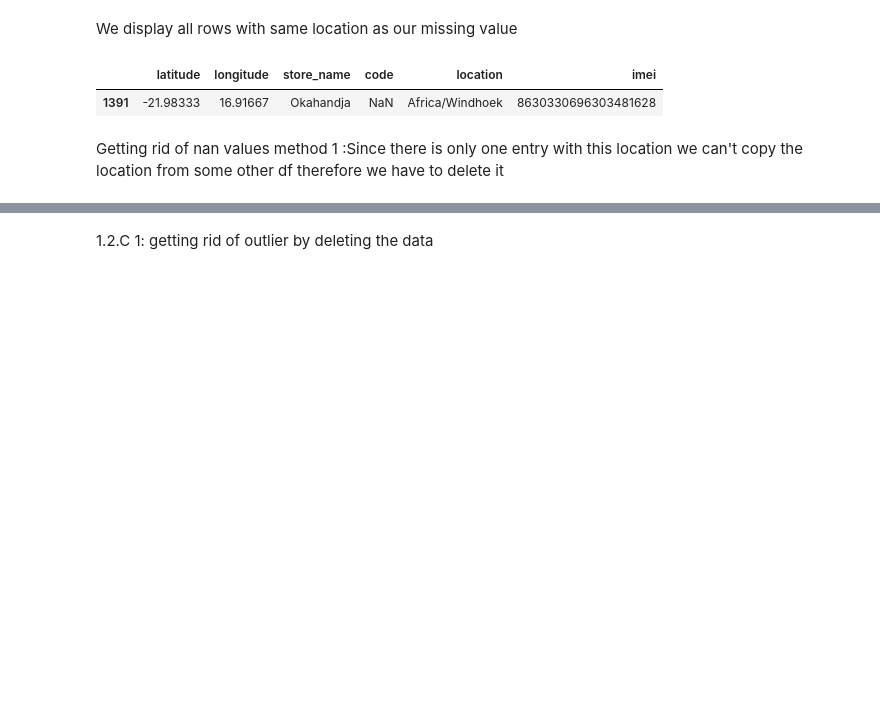
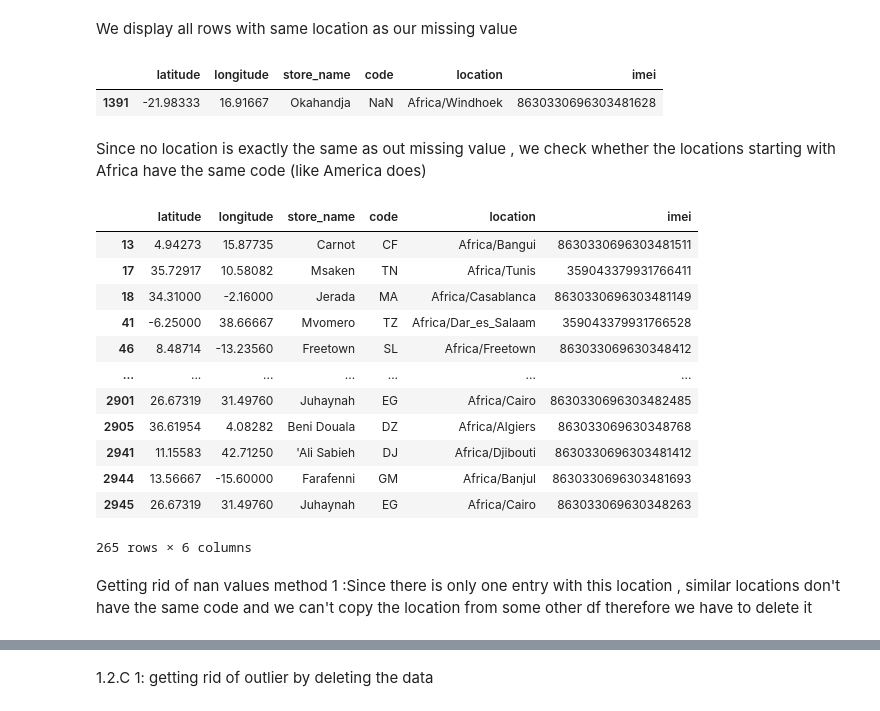
Before and after one commit to tomasswaier/IAU_project, a Jupyter notebook: 1partialcompletion.ipynb, the cells around one changed output, grey strips where cells are left out. Drawn from its saved outputs; the diff is of its cells as text; code cells hidden in the pictures; blank space fills up the shorter version.

```diff
--- a/1partialcompletion.ipynb
+++ b/1partialcompletion.ipynb
@@ -641,8 +643,26 @@ df_devices[df_devices['location']=='Africa/Windhoek']
 # %% [output]
 |  | latitude | longitude | store_name | code | location | imei |
 | 1391 | -21.98333 | 16.91667 | Okahandja | NaN | Africa/Windhoek | 8630330696303481628 |
+# %% [markdown]
+Since no location is exactly the same as out missing value , we check whether the locations starting with Africa have the same code (like America does)
+# %%
+df_devices[df_devices['location'].str.split("/").str[0]=='Africa']
+# %% [output]
+|  | latitude | longitude | store_name | code | location | imei |
+| 13 | 4.94273 | 15.87735 | Carnot | CF | Africa/Bangui | 8630330696303481511 |
+| 17 | 35.72917 | 10.58082 | Msaken | TN | Africa/Tunis | 359043379931766411 |
+| 18 | 34.31000 | -2.16000 | Jerada | MA | Africa/Casablanca | 8630330696303481149 |
+| 41 | -6.25000 | 38.66667 | Mvomero | TZ | Africa/Dar_es_Salaam | 359043379931766528 |
+| 46 | 8.48714 | -13.23560 | Freetown | SL | Africa/Freetown | 863033069630348412 |
+| ... | ... | ... | ... | ... | ... | ... |
+| 2901 | 26.67319 | 31.49760 | Juhaynah | EG | Africa/Cairo | 8630330696303482485 |
+| 2905 | 36.61954 | 4.08282 | Beni Douala | DZ | Africa/Algiers | 863033069630348768 |
+| 2941 | 11.15583 | 42.71250 | 'Ali Sabieh | DJ | Africa/Djibouti | 8630330696303481412 |
+| 2944 | 13.56667 | -15.60000 | Farafenni | GM | Africa/Banjul | 8630330696303481693 |
+| 2945 | 26.67319 | 31.49760 | Juhaynah | EG | Africa/Cairo | 863033069630348263 |
+265 rows × 6 columns
 # %% [markdown]
-Getting rid of nan values method 1 :Since there is only one entry with this location we can't copy the location from some other df therefore we have to delete it
+Getting rid of nan values method 1 :Since there is only one entry with this location , similar locations don't have the same code and we can't copy the location from some other df therefore we have to delete it
 # %%
 
 df_devices.dropna(inplace=True)
```
Also changed, not shown: parts of 8 cells of this notebook.
